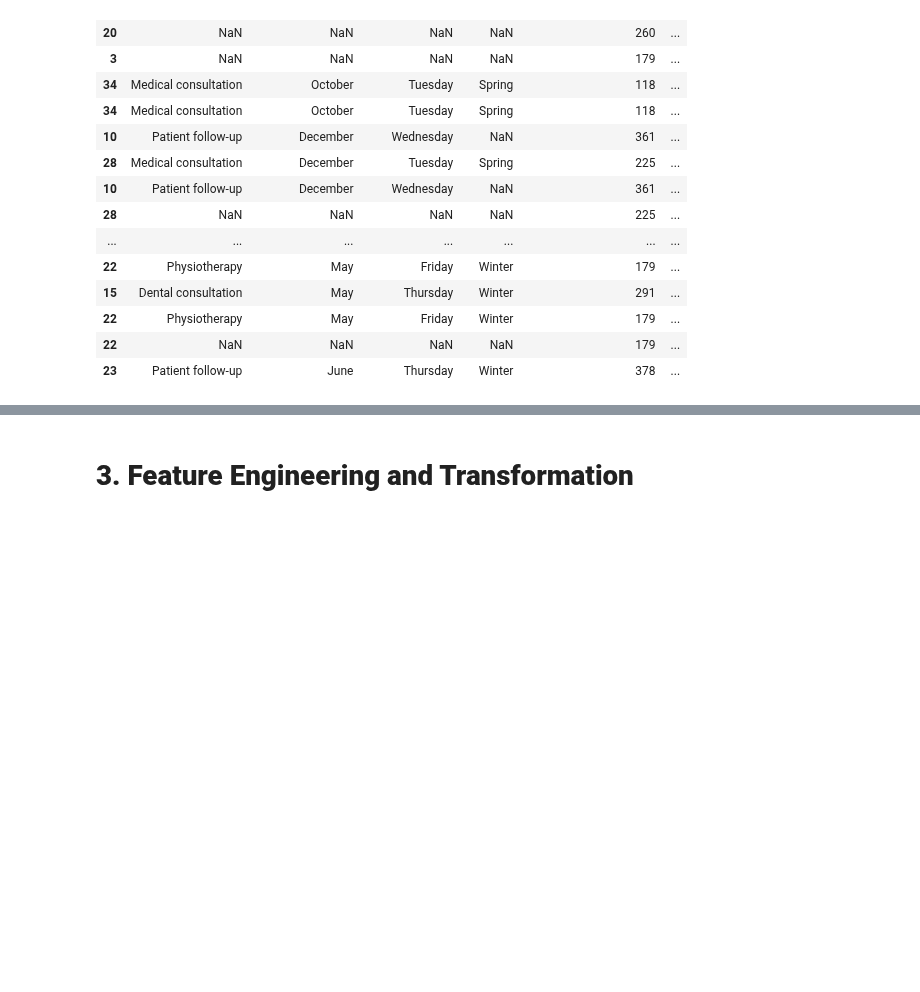
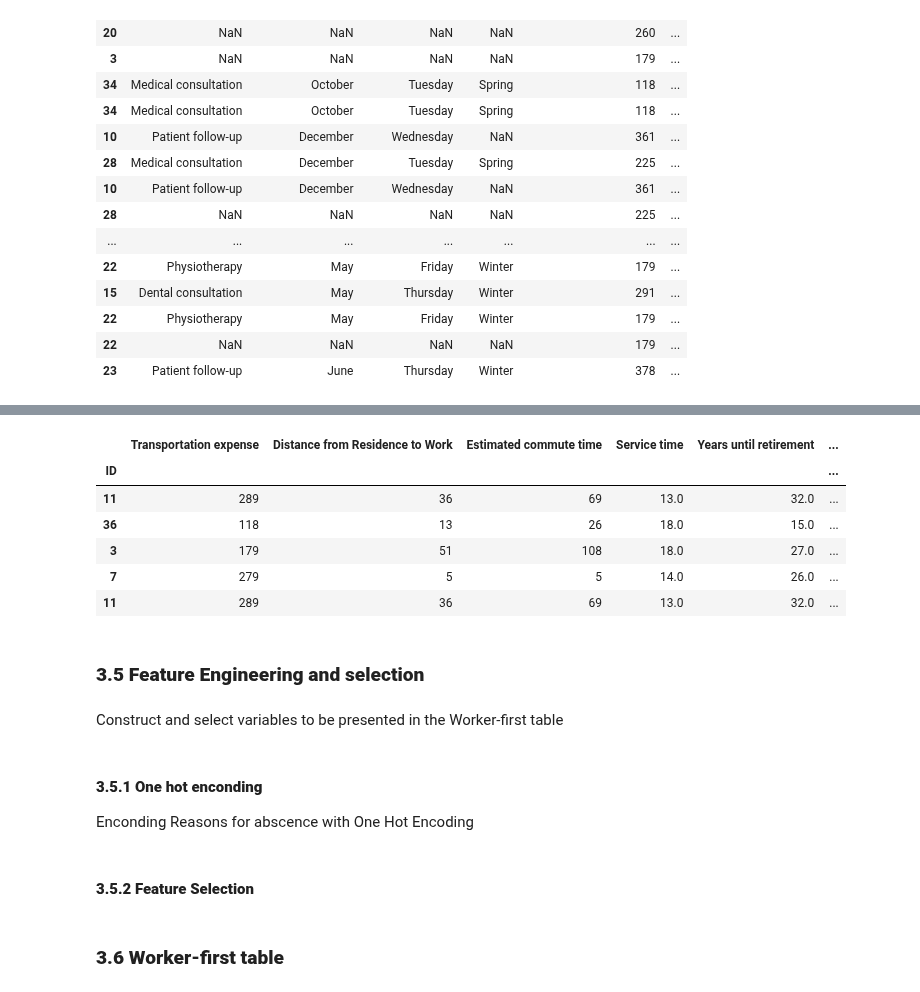
Before and after one commit to Pinky-Tie/reasons_for_absenteeism, a Jupyter notebook: eda/ma_inicial.ipynb, the cells around one changed output, grey strips where cells are left out. Saved outputs shown, nothing was run; the diff lists cells and outputs as text; code cells hidden in the pictures; blank space fills up the shorter version.

```diff
--- a/eda/ma_inicial.ipynb
+++ b/eda/ma_inicial.ipynb
@@ -440,4 +590,60 @@ abs[abs.duplicated(keep=False)]
+# %%
+from sklearn.impute import SimpleImputer
+
+# select features automatically from the existing dataframe
+numeric_features = modded_abs.select_dtypes(include=[np.number]).columns.tolist()
+categorical_features = modded_abs.select_dtypes(include=['object', 'category']).columns.tolist()
+
+# Important: avoid using ColumnTransformer that concatenates differently-typed outputs
+# into a single ndarray (which can cause DTypePromotionError when mixing datetimes).
+# Instead, impute numeric and categorical columns separately and then concat.
+
+# 1) Numeric imputation with KNNImputer
+num_imputer = KNNImputer(n_neighbors=2)
+numeric_array = num_imputer.fit_transform(modded_abs[numeric_features])
+num_df = pd.DataFrame(numeric_array, columns=numeric_features, index=modded_abs.index)
+
+# Restore integer dtypes where reasonable (KNNImputer returns floats)
+for col in numeric_features:
+    if pd.api.types.is_integer_dtype(modded_abs[col].dtype):
+        num_df[col] = pd.to_numeric(num_df[col], downcast='integer')
+    else:
+        num_df[col] = pd.to_numeric(num_df[col], errors='coerce')
+
+# 2) Categorical imputation with SimpleImputer
+cat_imputer = SimpleImputer(strategy="most_frequent")
+if categorical_features:
+    cat_array = cat_imputer.fit_transform(modded_abs[categorical_features])
+    cat_df = pd.DataFrame(cat_array, columns=categorical_features, index=modded_abs.index)
+else:
+    cat_df = pd.DataFrame(index=modded_abs.index)
+
+# 3) Remainder columns (e.g., datetime) - keep as-is
+remainder_cols = [c for c in modded_abs.columns if c not in (numeric_features + categorical_features)]
+remainder_df = modded_abs[remainder_cols].copy()
+
+# 4) Concatenate in the original column order
+all_cols = numeric_features + categorical_features + remainder_cols
+imputed_df = pd.concat([num_df, cat_df, remainder_df], axis=1)[all_cols]
+
+imputed_df.head()
+# %% [output]
+|  | Transportation expense | Distance from Residence to Work | Estimated commute time | Service time | Years until retirement | ... |
+| ID |  |  |  |  |  | ... |
+| 11 | 289 | 36 | 69 | 13.0 | 32.0 | ... |
+| 36 | 118 | 13 | 26 | 18.0 | 15.0 | ... |
+| 3 | 179 | 51 | 108 | 18.0 | 27.0 | ... |
+| 7 | 279 | 5 | 5 | 14.0 | 26.0 | ... |
+| 11 | 289 | 36 | 69 | 13.0 | 32.0 | ... |
 # %% [markdown]
 <a id="1"></a>
 
-# **3. Feature Engineering and Transformation<font>**
+### **3.5 Feature Engineering and selection<font>**
+# %% [markdown]
+
+Construct and select variables to be presented in the Worker-first table
+# %% [markdown]
+<a id="1"></a>
+
+#### **3.5.1 One hot enconding<font>**
+Enconding  Reasons for abscence with One Hot Encoding
@@ -443,0 +654,8 @@ abs[abs.duplicated(keep=False)]
+# %% [markdown]
+<a id="1"></a>
+
+#### **3.5.2 Feature Selection<font>**
+# %% [markdown]
+<a id="1"></a>
+
+### **3.6 Worker-first table<font>**
```
Also changed, not shown: parts of 27 cells of this notebook.
